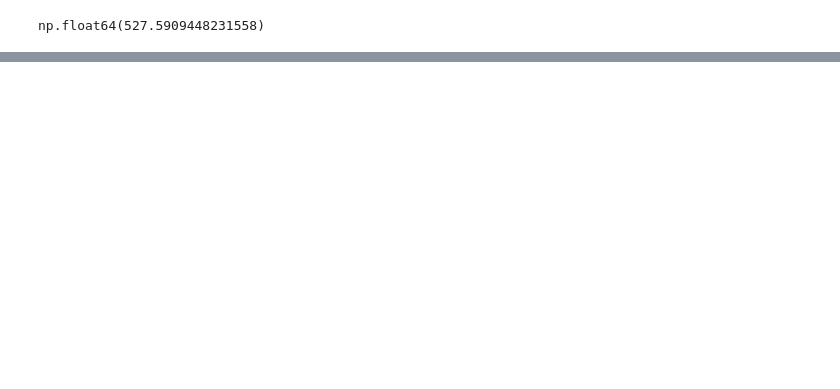
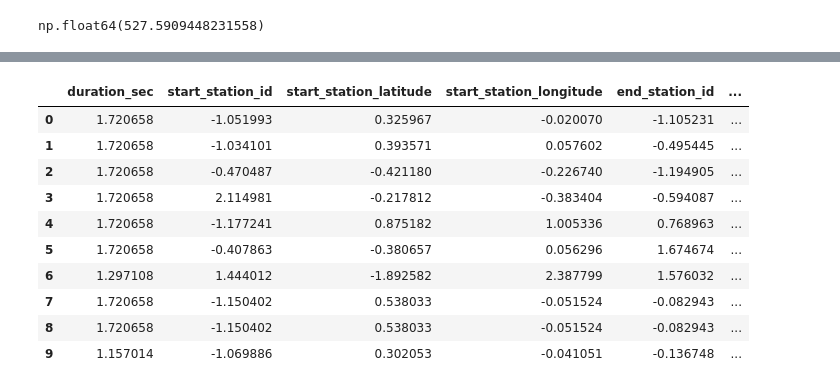
Before and after one commit to MohamedAbdeenM7/End-to-End-Pipeline, a Jupyter notebook: abdeen_tests.ipynb, the cells around one changed output, grey strips where cells are left out. Saved outputs shown, nothing was run; the diff lists cells and outputs as text; code cells hidden in the pictures; blank space fills up the shorter version.

```diff
--- a/abdeen_tests.ipynb
+++ b/abdeen_tests.ipynb
@@ -280,0 +357,23 @@ memory usage: 21.0+ MB
+# %%
+le = LabelEncoder()
+data['user_type'] = le.fit_transform(data['user_type'])
+# %%
+data['bike_share_for_all_trip'] = data['bike_share_for_all_trip'].map({'Yes':1 , 'No':0})
+# %%
+data = pd.get_dummies(data, columns=['member_gender'], prefix='gender')
+# %%
+data[['gender_Female','gender_Male','gender_Other']] = data[['gender_Female','gender_Male','gender_Other']].astype(int)
+# %%
+data.head(10)
+# %% [output]
+|  | duration_sec | start_station_id | start_station_latitude | start_station_longitude | end_station_id | ... |
+| 0 | 1.720658 | -1.051993 | 0.325967 | -0.020070 | -1.105231 | ... |
+| 1 | 1.720658 | -1.034101 | 0.393571 | 0.057602 | -0.495445 | ... |
+| 2 | 1.720658 | -0.470487 | -0.421180 | -0.226740 | -1.194905 | ... |
+| 3 | 1.720658 | 2.114981 | -0.217812 | -0.383404 | -0.594087 | ... |
+| 4 | 1.720658 | -1.177241 | 0.875182 | 1.005336 | 0.768963 | ... |
+| 5 | 1.720658 | -0.407863 | -0.380657 | 0.056296 | 1.674674 | ... |
+| 6 | 1.297108 | 1.444012 | -1.892582 | 2.387799 | 1.576032 | ... |
+| 7 | 1.720658 | -1.150402 | 0.538033 | -0.051524 | -0.082943 | ... |
+| 8 | 1.720658 | -1.150402 | 0.538033 | -0.051524 | -0.082943 | ... |
+| 9 | 1.157014 | -1.069886 | 0.302053 | -0.041051 | -0.136748 | ... |
```
Also changed, not shown: parts of 8 cells of this notebook.
